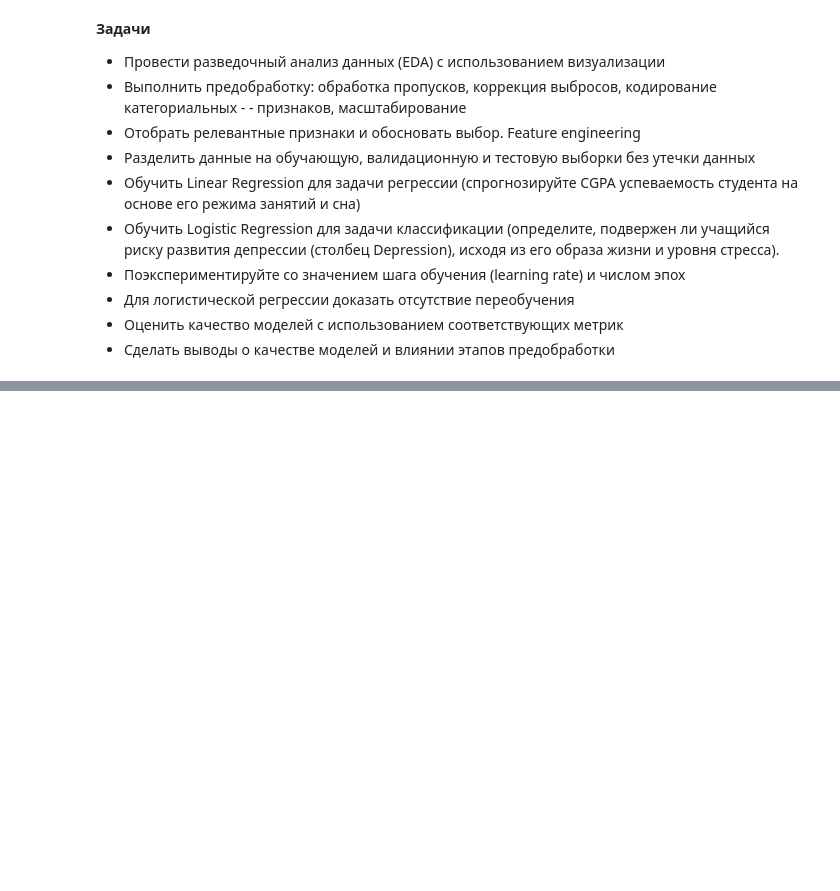
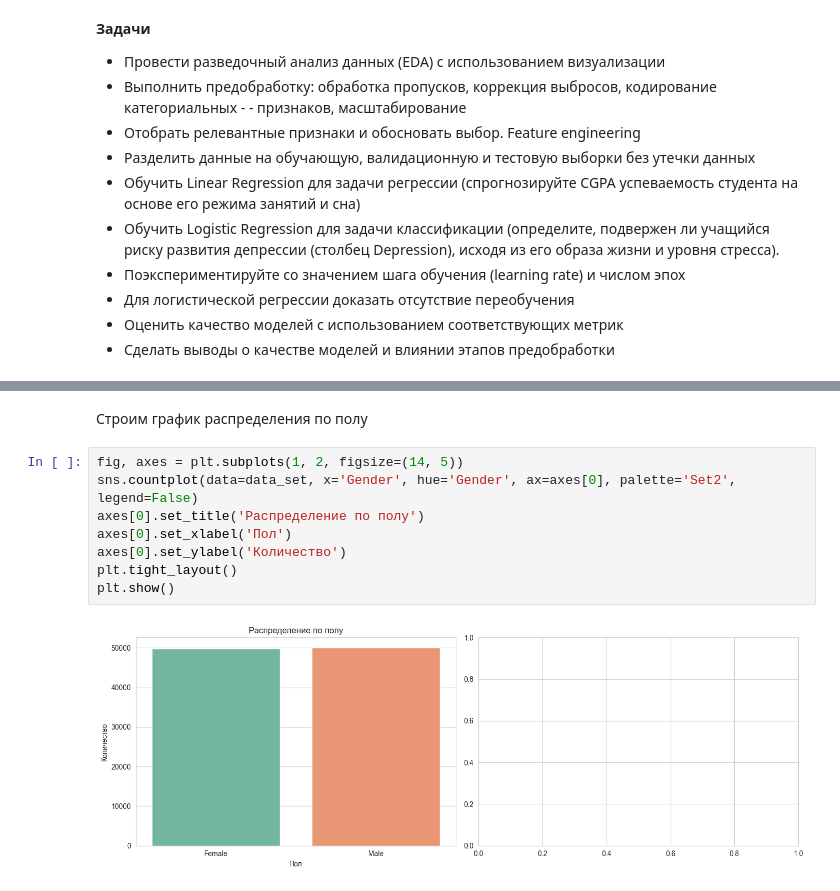
Before and after one commit to ebelehov19-debug/Labs_FP, a Jupyter notebook: Labs.ipynb, the cells around one changed output, grey strips where cells are left out. Saved outputs shown, nothing was run; the diff lists cells and outputs as text; blank space fills up the shorter version.

```diff
--- a/Labs.ipynb
+++ b/Labs.ipynb
@@ -16,0 +175,12 @@ print("LOL")
+# %% [markdown]
+Строим график распределения по полу
+# %%
+fig, axes = plt.subplots(1, 2, figsize=(14, 5))
+sns.countplot(data=data_set, x='Gender', hue='Gender', ax=axes[0], palette='Set2', legend=False)
+axes[0].set_title('Распределение по полу')
+axes[0].set_xlabel('Пол')
+axes[0].set_ylabel('Количество')
+plt.tight_layout()
+plt.show()
+# %% [output]
+[figure, added]
```
Also changed, not shown: parts of 28 cells of this notebook.
